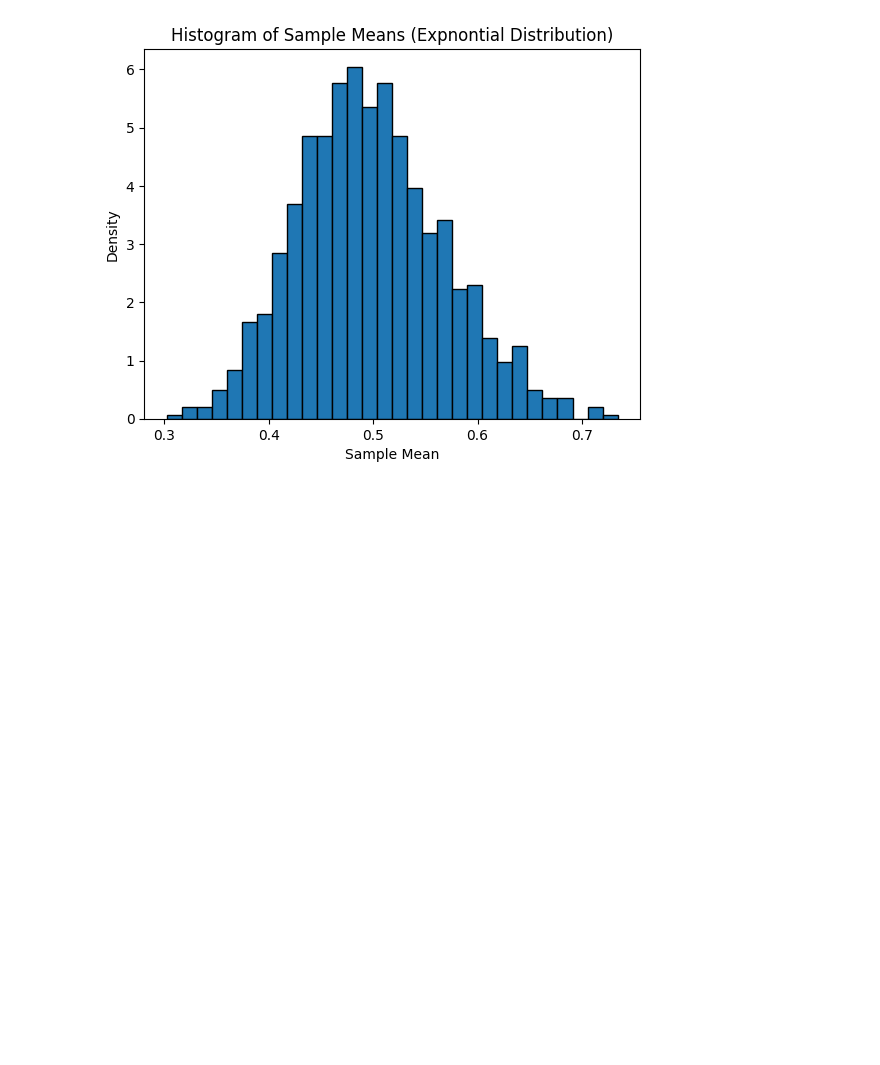
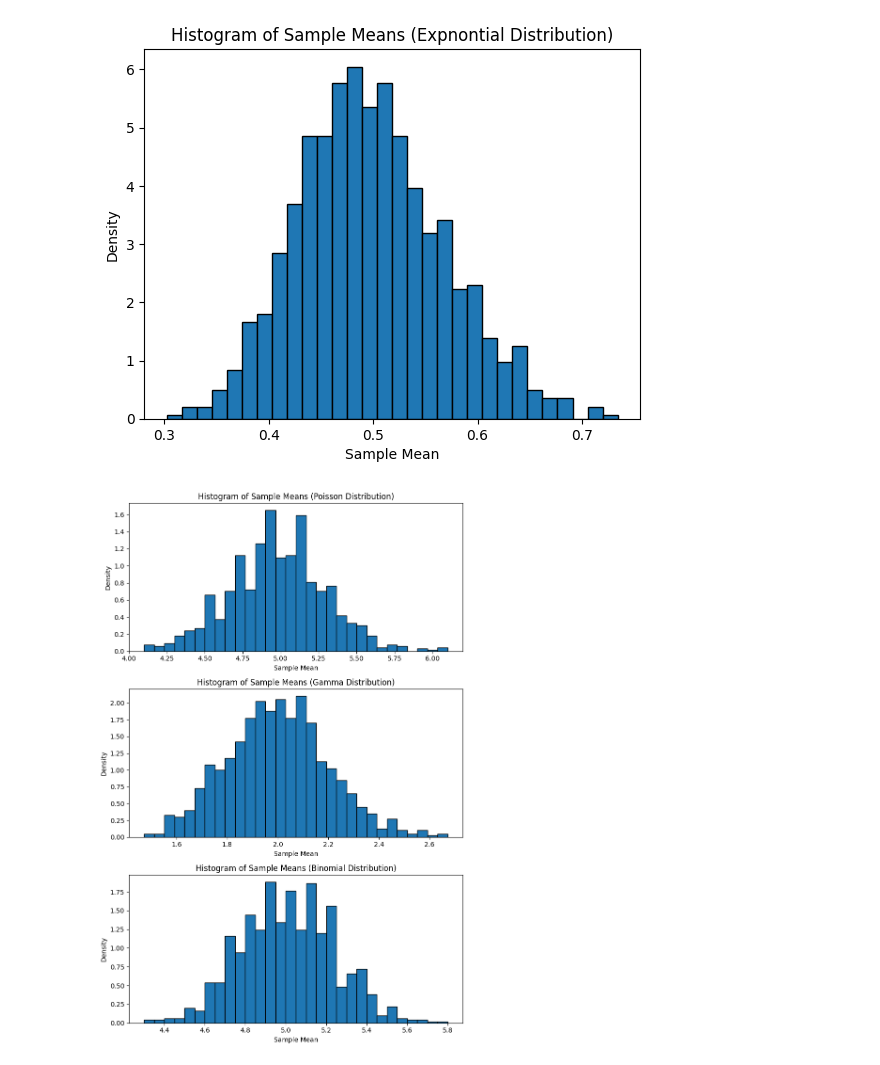
Before and after one commit to Saifullah785/Python_for_Data_Science, a Jupyter notebook: Statistics_for_Data_Science/Lecture_05_Central_Limit_Theorem.ipynb, the cells around one changed output. Cells and saved outputs as stored; diff of their text form; code cells hidden in the pictures; blank space fills up the shorter version.

```diff
--- a/Statistics_for_Data_Science/Lecture_05_Central_Limit_Theorem.ipynb
+++ b/Statistics_for_Data_Science/Lecture_05_Central_Limit_Theorem.ipynb
@@ -52,3 +52,50 @@ plt.ylabel("Density")
 plt.show()
 # %% [output]
 [figure]
+# %%
+import numpy as np
+import matplotlib.pyplot as plt
+
+num_samples = 1000
+sample_size = 50
+
+poisson_lambda = 5
+
+gamma_shape = 2
+gamma_scale = 1
+
+binomial_n = 10
+binomial_p = 0.5
+
+poisson_samples = np.random.poisson(lam=poisson_lambda, size=(num_samples, sample_size))
+gamma_samples = np.random.gamma(shape=gamma_shape, scale=gamma_scale, size=(num_samples, sample_size))
+binomial_samples = np.random.binomial(n=binomial_n, p=binomial_p, size=(num_samples, sample_size))
+
+pisson_means = np.mean(poisson_samples, axis=1)
+gamma_means = np.mean(gamma_samples, axis=1)
+binomial_means = np.mean(binomial_samples, axis=1)
+
+fig, axs = plt.subplots(3, 1, figsize=(8, 12))
+
+axs[0].hist(pisson_means, bins=30, density=True, edgecolor="black")
+axs[0].set_title("Histogram of Sample Means (Poisson Distribution)")
+axs[0].set_xlabel("Sample Mean")
+axs[0].set_ylabel("Density")
+
+# Gamma distribution
+axs[1].hist(gamma_means, bins=30, density=True, edgecolor="black")
+axs[1].set_title("Histogram of Sample Means (Gamma Distribution)")
+axs[1].set_xlabel("Sample Mean")
+axs[1].set_xlabel('Sample Mean')
+axs[1].set_ylabel("Density")
+
+# Binomial distribution
+axs[2].hist(binomial_means, bins=30, density=True, edgecolor="black")
+axs[2].set_title("Histogram of Sample Means (Binomial Distribution)")
+axs[2].set_xlabel("Sample Mean")
+axs[2].set_ylabel("Density")
+
+plt.tight_layout()
+plt.show()
+# %% [output]
+[figure, added]
```
